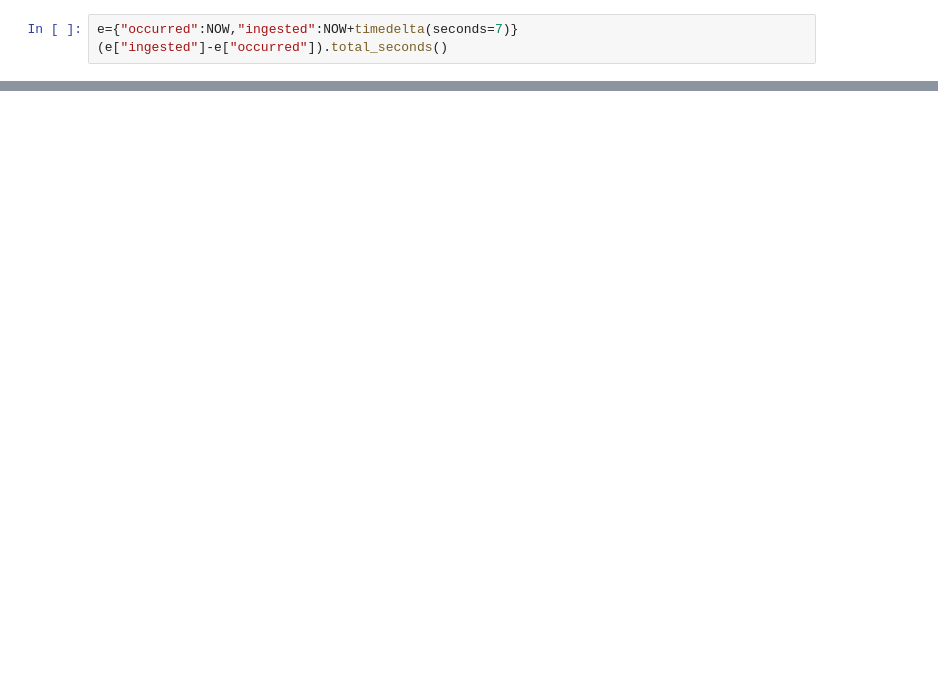
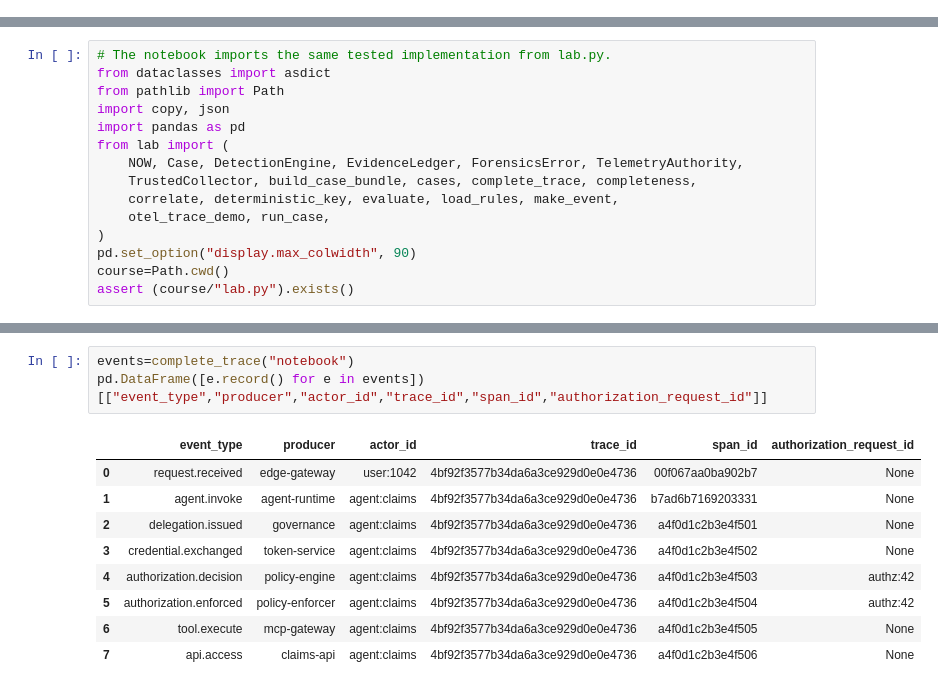
Before and after one commit to mahsa-teimourikia/agent-identity, a Jupyter notebook: curriculum/advanced/10-identity-observability-telemetry-forensics/advanced_10_identity_observability_telemetry_forensics.ipynb, the cells around one changed output, grey strips where cells are left out. Saved outputs shown, nothing was run; the diff lists cells and outputs as text; blank space fills up the shorter version.

Commit message:
Deepen advanced identity observability course

```diff
--- a/curriculum/advanced/10-identity-observability-telemetry-forensics/advanced_10_identity_observability_telemetry_forensics.ipynb
+++ b/curriculum/advanced/10-identity-observability-telemetry-forensics/advanced_10_identity_observability_telemetry_forensics.ipynb
@@ -148,3 +0,0 @@ pd.DataFrame(events).groupby(["trace","delegation"])["system"].apply(list)
-# %%
-e={"occurred":NOW,"ingested":NOW+timedelta(seconds=7)}
-(e["ingested"]-e["occurred"]).total_seconds()
@@ -401,0 +13,15 @@ The capstone is successful only when another investigator can reconstruct the in
+# %%
+# The notebook imports the same tested implementation from lab.py.
+from dataclasses import asdict
+from pathlib import Path
+import copy, json
+import pandas as pd
+from lab import (
+    NOW, Case, DetectionEngine, EvidenceLedger, ForensicsError, TelemetryAuthority,
+    TrustedCollector, build_case_bundle, cases, complete_trace, completeness,
+    correlate, deterministic_key, evaluate, load_rules, make_event,
+    otel_trace_demo, run_case,
+)
+pd.set_option("display.max_colwidth", 90)
+course=Path.cwd()
+assert (course/"lab.py").exists()
@@ -401,0 +69,13 @@ The capstone is successful only when another investigator can reconstruct the in
+# %%
+events=complete_trace("notebook")
+pd.DataFrame([e.record() for e in events])[["event_type","producer","actor_id","trace_id","span_id","authorization_request_id"]]
+# %% [output]
+|  | event_type | producer | actor_id | trace_id | span_id | authorization_request_id |
+| 0 | request.received | edge-gateway | user:1042 | 4bf92f3577b34da6a3ce929d0e0e4736 | 00f067aa0ba902b7 | None |
+| 1 | agent.invoke | agent-runtime | agent:claims | 4bf92f3577b34da6a3ce929d0e0e4736 | b7ad6b7169203331 | None |
+| 2 | delegation.issued | governance | agent:claims | 4bf92f3577b34da6a3ce929d0e0e4736 | a4f0d1c2b3e4f501 | None |
+| 3 | credential.exchanged | token-service | agent:claims | 4bf92f3577b34da6a3ce929d0e0e4736 | a4f0d1c2b3e4f502 | None |
+| 4 | authorization.decision | policy-engine | agent:claims | 4bf92f3577b34da6a3ce929d0e0e4736 | a4f0d1c2b3e4f503 | authz:42 |
+| 5 | authorization.enforced | policy-enforcer | agent:claims | 4bf92f3577b34da6a3ce929d0e0e4736 | a4f0d1c2b3e4f504 | authz:42 |
+| 6 | tool.execute | mcp-gateway | agent:claims | 4bf92f3577b34da6a3ce929d0e0e4736 | a4f0d1c2b3e4f505 | None |
+| 7 | api.access | claims-api | agent:claims | 4bf92f3577b34da6a3ce929d0e0e4736 | a4f0d1c2b3e4f506 | None |
```
Also changed, not shown: parts of 143 cells of this notebook, 16 other files.
